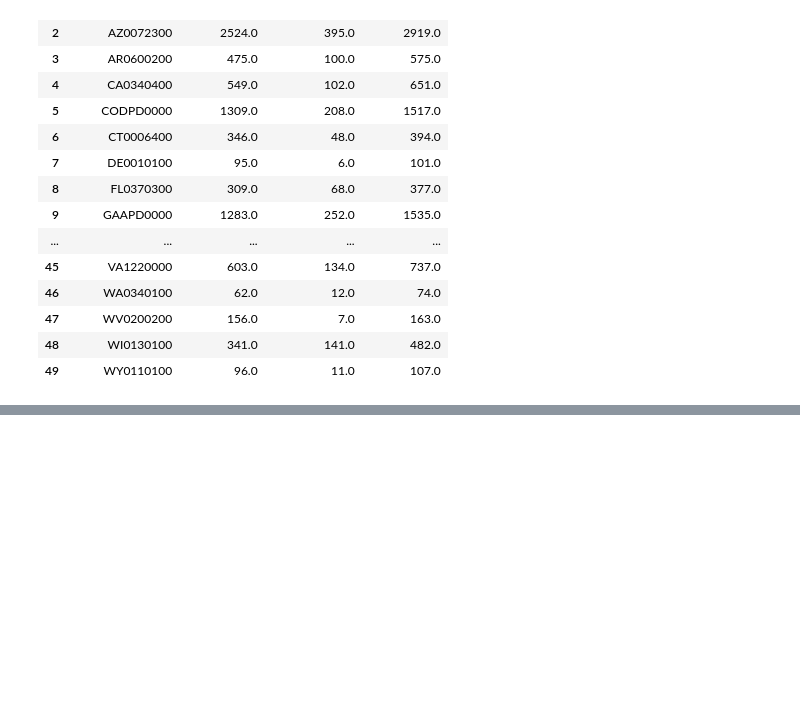
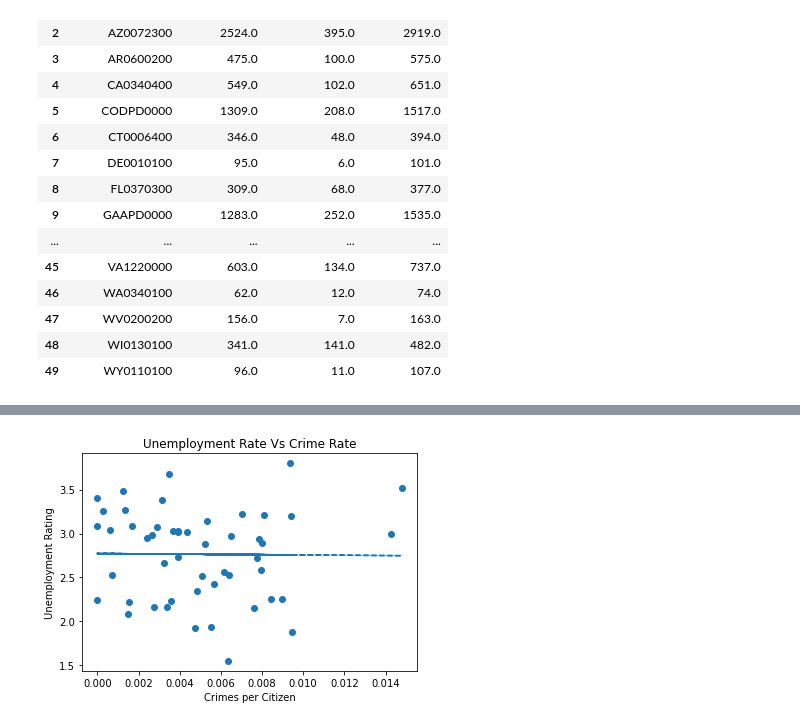
Before and after one commit to junark/project_one, a Jupyter notebook: Project_one.ipynb, the cells around one changed output, grey strips where cells are left out. Saved outputs shown, nothing was run; the diff lists cells and outputs as text; code cells hidden in the pictures; blank space fills up the shorter version.

```diff
--- a/Project_one.ipynb
+++ b/Project_one.ipynb
@@ -335,0 +337,13 @@ target_url = ('https://maps.googleapis.com/maps/api/geocode/json?'
+# %%
+unemployment_ratings = file_df.iloc[:,12]
+crime_rate = file_df.iloc[:,14]
+ur_slope, ur_int, ur_r, ur_p, ur_std_err = stats.linregress(crime_rate, unemployment_ratings)
+ur_fit = ur_slope * crime_rate + ur_int
+plt.scatter(crime_rate,  unemployment_ratings)
+plt.plot(crime_rate,ur_fit,"--")
+plt.ylabel('Unemployment Rating')
+plt.xlabel('Crimes per Citizen')
+plt.title('Unemployment Rate Vs Crime Rate')
+plt.show()
+# %% [output]
+[figure, added]
```
Also changed, not shown: parts of 11 cells of this notebook, 1 other file.
